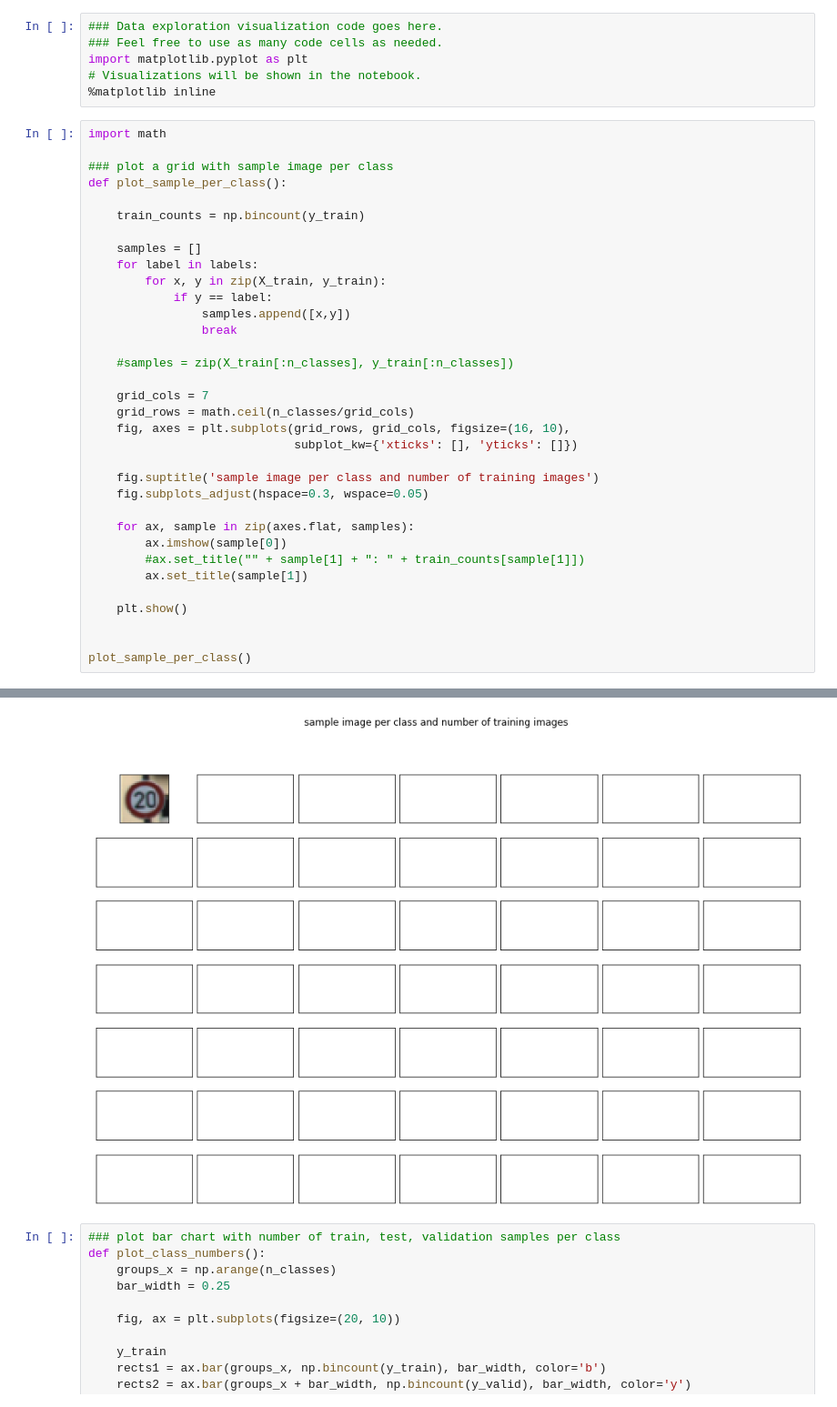
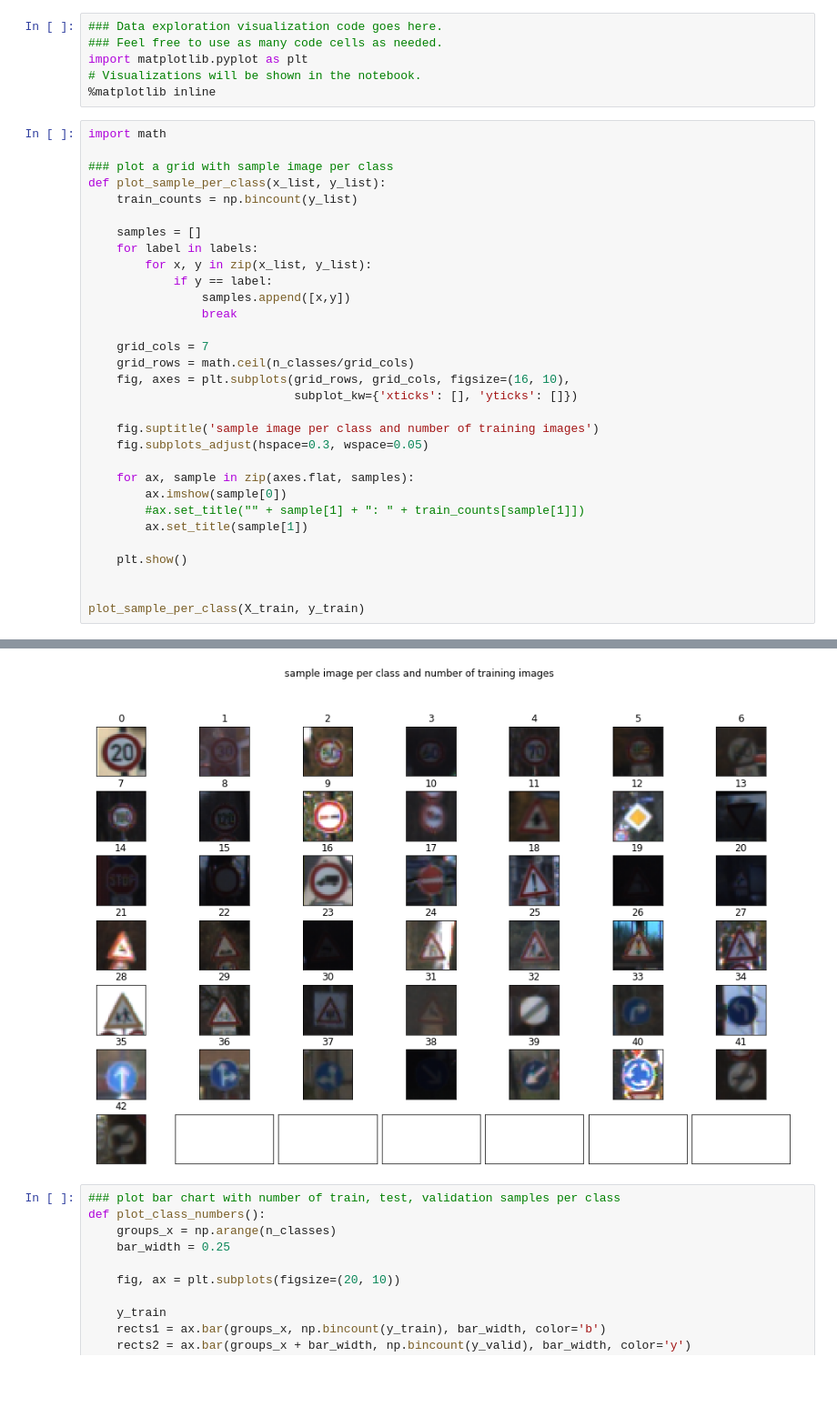
Before and after one commit to mastah43/udacity-carnd-p2, a Jupyter notebook: Traffic_Sign_Classifier.ipynb, the cells around one changed output, grey strips where cells are left out. Shown at 91% size. Drawn from its saved outputs; the diff is of its cells as text; blank space fills up the shorter version.

Commit message:
implemented data preparation, model arch, training and test step

```diff
--- a/Traffic_Sign_Classifier.ipynb
+++ b/Traffic_Sign_Classifier.ipynb
@@ -105,18 +103,15 @@ import matplotlib.pyplot as plt
 import math
 
 ### plot a grid with sample image per class
-def plot_sample_per_class():
-
-    train_counts = np.bincount(y_train)
+def plot_sample_per_class(x_list, y_list):
+    train_counts = np.bincount(y_list)
 
     samples = []
     for label in labels:
-        for x, y in zip(X_train, y_train):
+        for x, y in zip(x_list, y_list):
             if y == label:
                 samples.append([x,y])
                 break
-
-    #samples = zip(X_train[:n_classes], y_train[:n_classes])
 
     grid_cols = 7
     grid_rows = math.ceil(n_classes/grid_cols)
@@ -134,5 +129,5 @@ def plot_sample_per_class():
     plt.show()
 
 
-plot_sample_per_class()
+plot_sample_per_class(X_train, y_train)
 # %% [output]
@@ -140,4 +134,4 @@ TypeError: ufunc 'add' did not contain a loop with signature matching types dtyp
-[figure, old version]
+[figure, new version]
 # %%
 ### plot bar chart with number of train, test, validation samples per class
 def plot_class_numbers():
```
Also changed, not shown: parts of 17 cells of this notebook, 1 other file.
